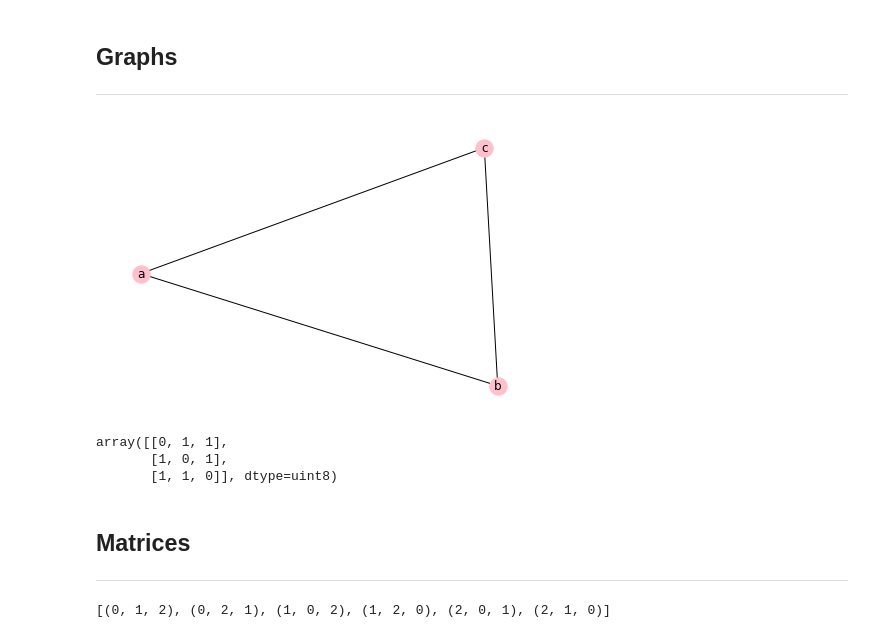
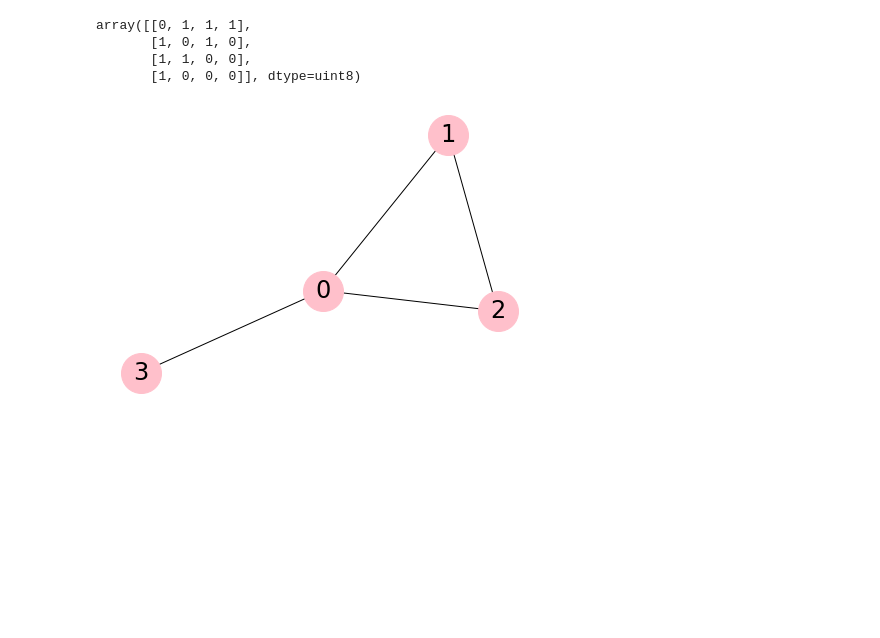
Before and after one commit to NatanTrosmanGMIT/GraphTheory, a Jupyter notebook: Graph Isomorphism Problem Notebook .ipynb, the cells around one changed output. Saved outputs shown, nothing was run; the diff lists cells and outputs as text; code cells hidden in the pictures; blank space fills up the shorter version.

Commit message:
Added New Section
How can graphs be represented in data structures?
also updated refrences

```diff
--- a/Graph Isomorphism Problem Notebook .ipynb
+++ b/Graph Isomorphism Problem Notebook .ipynb
@@ -19,41 +50,22 @@ In a recent breakthrough, Babai proved that GI is solvable in quasipolynomial ti
 # %%
 # A few imports to get us started
 # Matrices.
 import numpy as np
 # Permutations
 import itertools as it
 # Graphs.
 import networkx as nx
+
+Graph = nx.Graph()
+Edges = {(0,1), (0,2), (0,3), (1,2)}
+Graph.add_edges_from(Edges)
+
+nx.draw(Graph, with_labels=True,  node_color="pink", node_size=1600, font_size=24)
+M1 = nx.to_numpy_array(Graph).astype(np.uint8)
+M1
+# %% [output]
+array([[0, 1, 1, 1],
+       [1, 0, 1, 0],
+       [1, 1, 0, 0],
+       [1, 0, 0, 0]], dtype=uint8)
+[figure, added]
-# %% [markdown]
-
-## Graphs
-***
-# %%
-G = nx.Graph()
-e = [('a', 'b'), ('b', 'c'), ('a', 'c')]
-G.add_edges_from(e)
-nx.draw(G, with_labels=True, node_color='pink')
-# %% [output]
-[figure, removed]
-# %%
-A = nx.to_numpy_array(G).astype(np.uint8)
-A
-# %% [output]
-array([[0, 1, 1],
-       [1, 0, 1],
-       [1, 1, 0]], dtype=uint8)
-# %% [markdown]
-
-## Matrices
-***
-# %%
-def mprint(A):
-    for r in A:
-        print(str(r)[1:-1])
-    print()
-
-
-perms = it.permutations(range(len(A)))
-print(list(perms))
-# %% [output]
-[(0, 1, 2), (0, 2, 1), (1, 0, 2), (1, 2, 0), (2, 0, 1), (2, 1, 0)]
```
Also changed, not shown: parts of 5 cells of this notebook.
